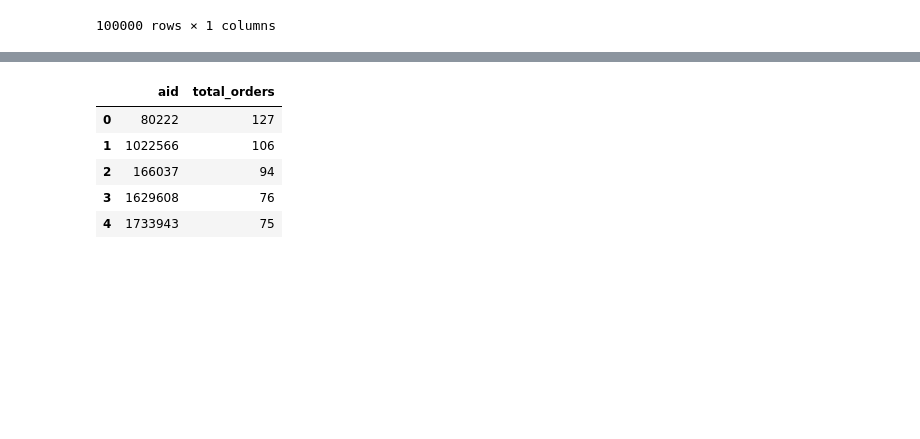
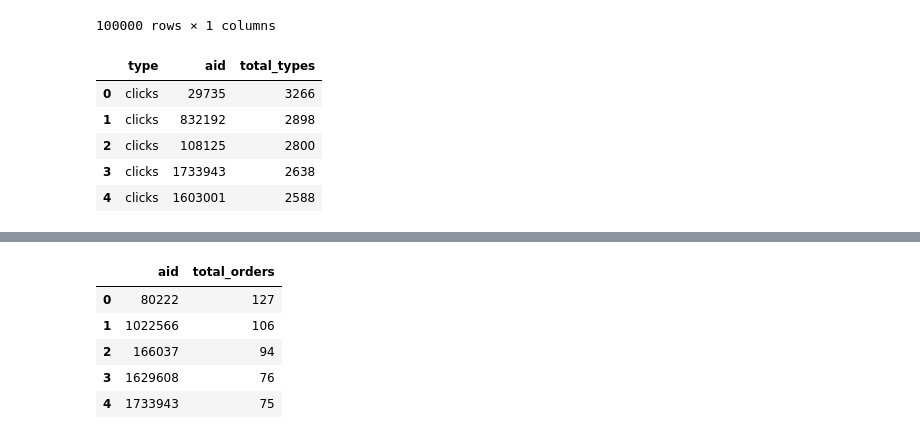
Before and after one commit to axa99/ottp-multi-recs, a Jupyter notebook: ottp-eda_12_05_2022.ipynb, the cells around one changed output, grey strips where cells are left out. Drawn from its saved outputs; the diff is of its cells as text; code cells hidden in the pictures; blank space fills up the shorter version.

```diff
--- a/ottp-eda_12_05_2022.ipynb
+++ b/ottp-eda_12_05_2022.ipynb
@@ -191,0 +197,9 @@ orders_count_aid = all_dfs_concat[all_dfs_concat['type']=='orders'].groupby('aid
+# %%
+all_dfs_concat_actions_count.head()
+# %% [output]
+|  | type | aid | total_types |
+| 0 | clicks | 29735 | 3266 |
+| 1 | clicks | 832192 | 2898 |
+| 2 | clicks | 108125 | 2800 |
+| 3 | clicks | 1733943 | 2638 |
+| 4 | clicks | 1603001 | 2588 |
```
Also changed, not shown: parts of 4 cells of this notebook.
